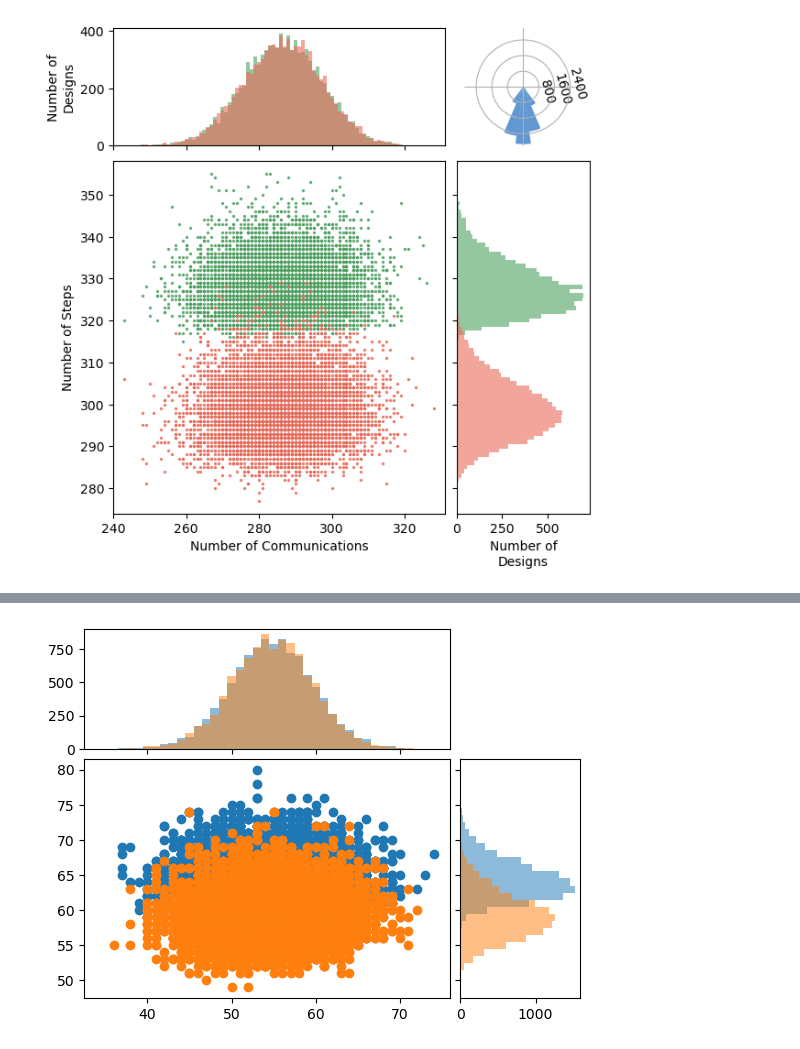
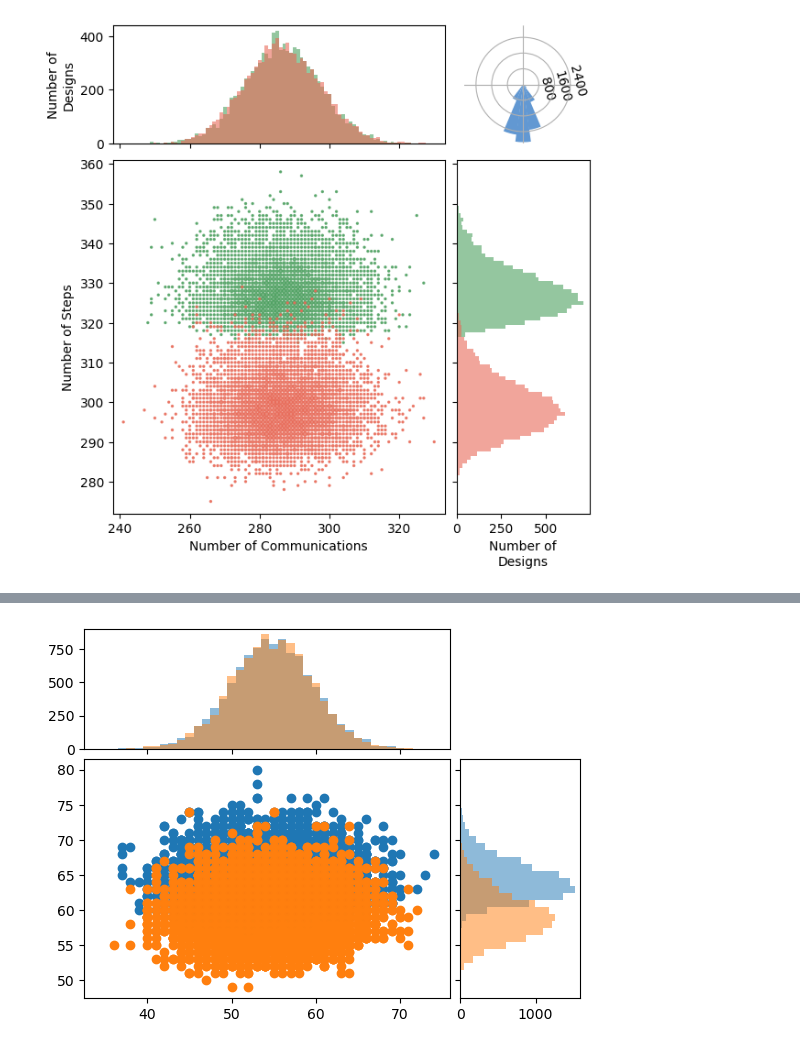
Before and after one commit to ruich95/SynQ, a Jupyter notebook: src/python/vizProfile.ipynb, the cells around one changed output, grey strips where cells are left out. Cells and saved outputs as stored; diff of their text form; code cells hidden in the pictures.

Commit message:
update visualisition

```diff
--- a/src/python/vizProfile.ipynb
+++ b/src/python/vizProfile.ipynb
@@ -4,7 +4,7 @@ import numpy as np
 import matplotlib.pyplot as plt
 from mpl_toolkits.axes_grid1 import make_axes_locatable
 
-with open("balancedFIR128_res.json") as f:
+with open("balancedFIR128_150_res.json") as f:
     balancedRes = json.load(f)
 
 with open("regularFIR128_res.json") as f:
@@ -30,6 +30,32 @@ for lower, upper in zip(steps[:-1], steps[1:]):
 count.append(np.sum(ang >= steps[-1]) + np.sum(ang < steps[0]))
 
 angle = steps+7.5
+# %%
+def count_per_val(steps, comms):
+  c = {}
+  for step, comm in zip(steps, comms):
+    if (step, comm) in c.keys():
+      c[(step, comm)] += 1
+    else:
+      c[(step, comm)] = 1
+
+  ret = [[int(step), int(comm), c[(step, comm)]] for (step, comm) in c.keys()]
+
+  return np.array(ret)
+
+def count_to_size(counts):
+  min_cnt = np.min(counts)
+  max_cnt = np.max(counts)
+  to_size = lambda x : int(((x - min_cnt) / (max_cnt - min_cnt)) * 10 + 2)
+
+  return np.array(list(map(to_size, counts)))
+
+
+def scatter_comm_step(ax, comms, steps, color, alpha=1):
+  cnts = count_per_val(steps, comms)
+  steps, comms, cnts = cnts[:, 0], cnts[:, 1], cnts[:, 2]
+  sizes = count_to_size(cnts)
+  ax.scatter(comms, steps, s=sizes, color=color, alpha=alpha)
 # %%
 regularColor  = "#4DA060"
 balancedColor = "#E86A58"
@@ -53,8 +79,10 @@ axs["dsSample"].set_xlim((dsSampleXLower-3, dsSampleXHigher+3))
 axs["dsSample"].set_ylim((dsSampleYLower-3, dsSampleYHigher+3))
 axs["dsSample"].set_xlabel("Number of Communications")
 axs["dsSample"].set_ylabel("Number of Steps")
-axs["dsSample"].scatter(regularComms, regularSteps, alpha=0.8, color=regularColor, s=2)
-axs["dsSample"].scatter(balancedComms,balancedSteps, alpha=0.8, color=balancedColor, s=2)
+scatter_comm_step(axs["dsSample"], regularComms, regularSteps, color=regularColor, alpha=0.8)
+scatter_comm_step(axs["dsSample"], balancedComms, balancedSteps, color=balancedColor, alpha=0.8)
+#axs["dsSample"].scatter(regularComms, regularSteps, alpha=0.8, color=regularColor, s=2)
+#axs["dsSample"].scatter(balancedComms,balancedSteps, alpha=0.8, color=balancedColor, s=2)
 
 binsx = np.arange(dsSampleXLower-3, dsSampleXHigher+3) - 0.5
 axs["histComm"].tick_params(axis="x", labelbottom=False)
@@ -67,31 +95,31 @@ binsy = np.arange(dsSampleYLower-3, dsSampleYHigher+3) - 0.5
 axs["histSteps"].tick_params(axis="y", labelleft=False)
 axs["histSteps"].set_ylim((dsSampleYLower-3, dsSampleYHigher+3))
 axs["histSteps"].set_xlabel("Number of\nDesigns")
 _ = axs["histSteps"].hist(regularSteps, binsy, alpha=0.6, orientation='horizontal', color=regularColor)
 _ = axs["histSteps"].hist(balancedSteps, binsy, alpha=0.6, orientation='horizontal',color=balancedColor)
 
 axs["transDir"].tick_params(
     axis='x',          # changes apply to the x-axis
     which='both',      # both major and minor ticks are affected
     bottom=False,      # ticks along the bottom edge are off
     top=False,         # ticks along the top edge are off
     labelbottom=False) # labels along the bottom edge are off
 
 axs["transDir"].tick_params(
     axis='y',          # changes apply to the y-axis
     rotation=-75
     ) # labels along the bottom edge are off
 
 axs["transDir"].set_xticks([0, np.pi/2, np.pi, 3*np.pi/2])
 
 axs["transDir"].set_ylim([0, 3000])
 axs["transDir"].set_yticks([800, 1600, 2400])#, ["500", "1000", "1500", "Number of\nDesigns\n2000"])
 
 axs["transDir"].spines['polar'].set_visible(False)
 
 #ax.set_ylabel("Number of\nDesigns", labelpad=25, rotation=-75)
 #ax.yaxis.set_label_position('right')
 
 _ = axs["transDir"].bar((angle*(np.pi/180)), count, width=np.pi/12+0.01, color=dirColor)
 # %% [output]
-[figure, old version]
+[figure, new version]
```
Also changed, not shown: parts of 1 cell of this notebook, 4 other files.
